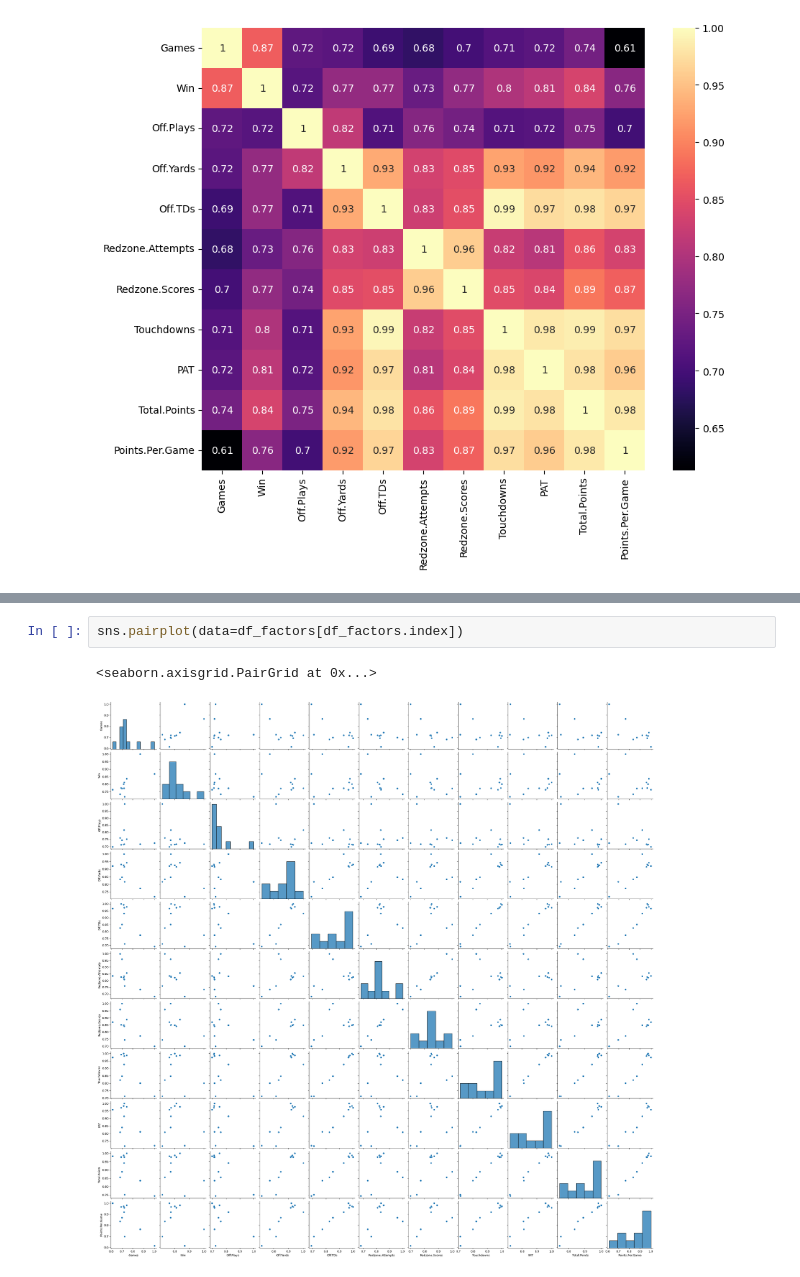
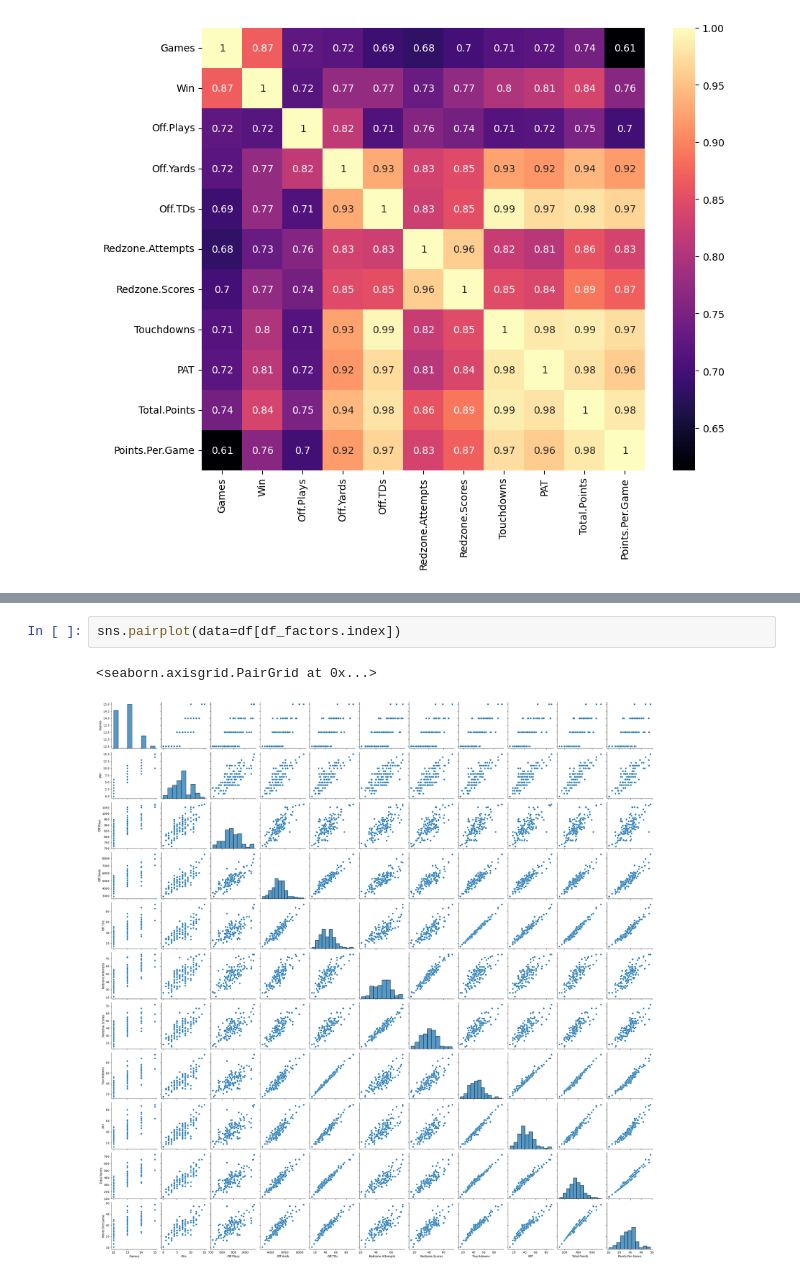
Before and after one commit to omidshafiee/DS, a Jupyter notebook: 03- EDA/02- EDA Sample CFB.ipynb, the cells around one changed output, grey strips where cells are left out. Cells and saved outputs as stored; diff of their text form.

Commit message:
Data Science Concepts

```diff
--- a/03- EDA/02- EDA Sample CFB.ipynb
+++ b/03- EDA/02- EDA Sample CFB.ipynb
@@ -107,5 +130,5 @@ sns.heatmap(df_factors[df_factors.index], cmap='magma', annot=True, square=True)
 # %%
-sns.pairplot(data=df_factors[df_factors.index])
+sns.pairplot(data=df[df_factors.index])
 # %% [output]
 <seaborn.axisgrid.PairGrid at 0x...>
-[figure, old version]
+[figure, new version]
```
Also changed, not shown: parts of 2 cells of this notebook, 1 other file.
